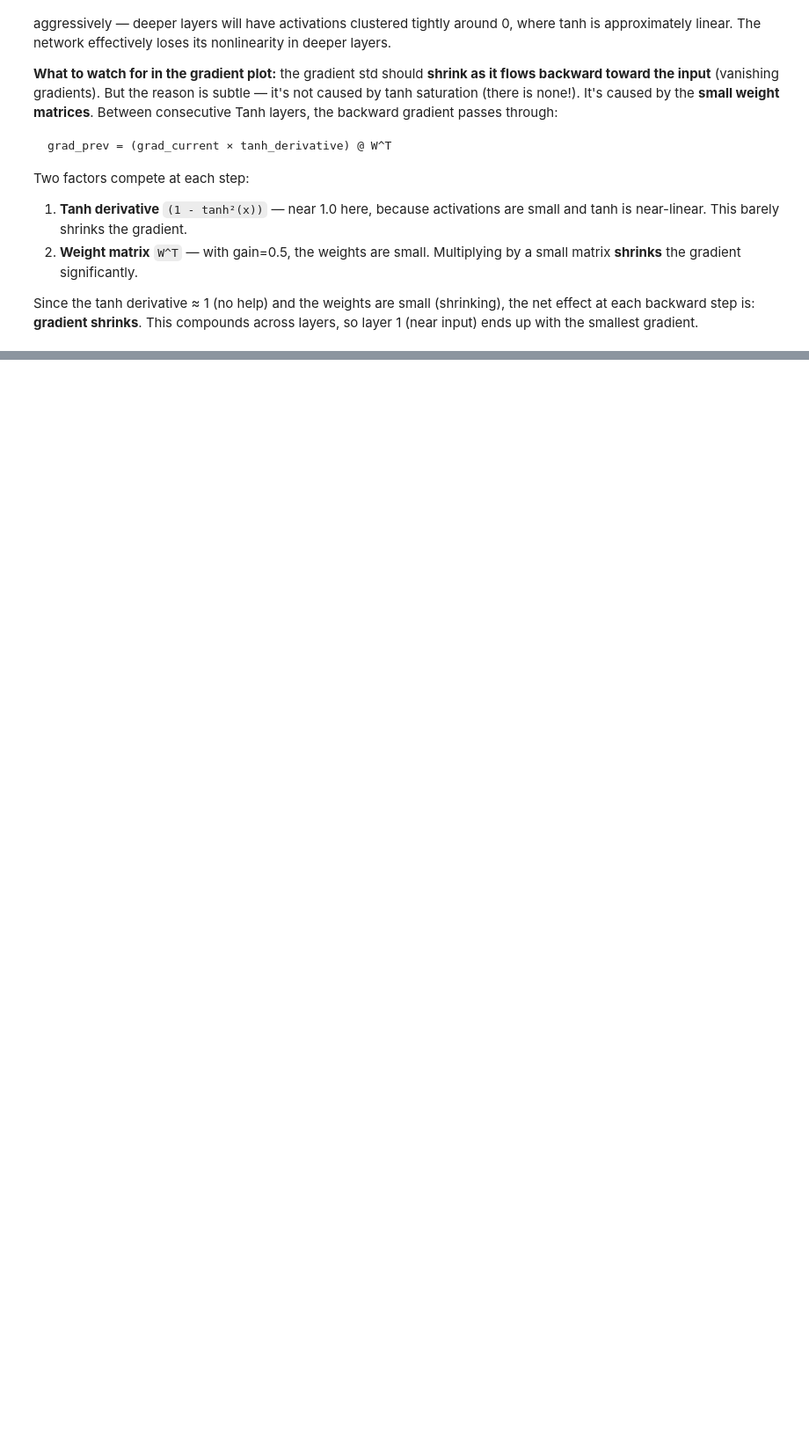
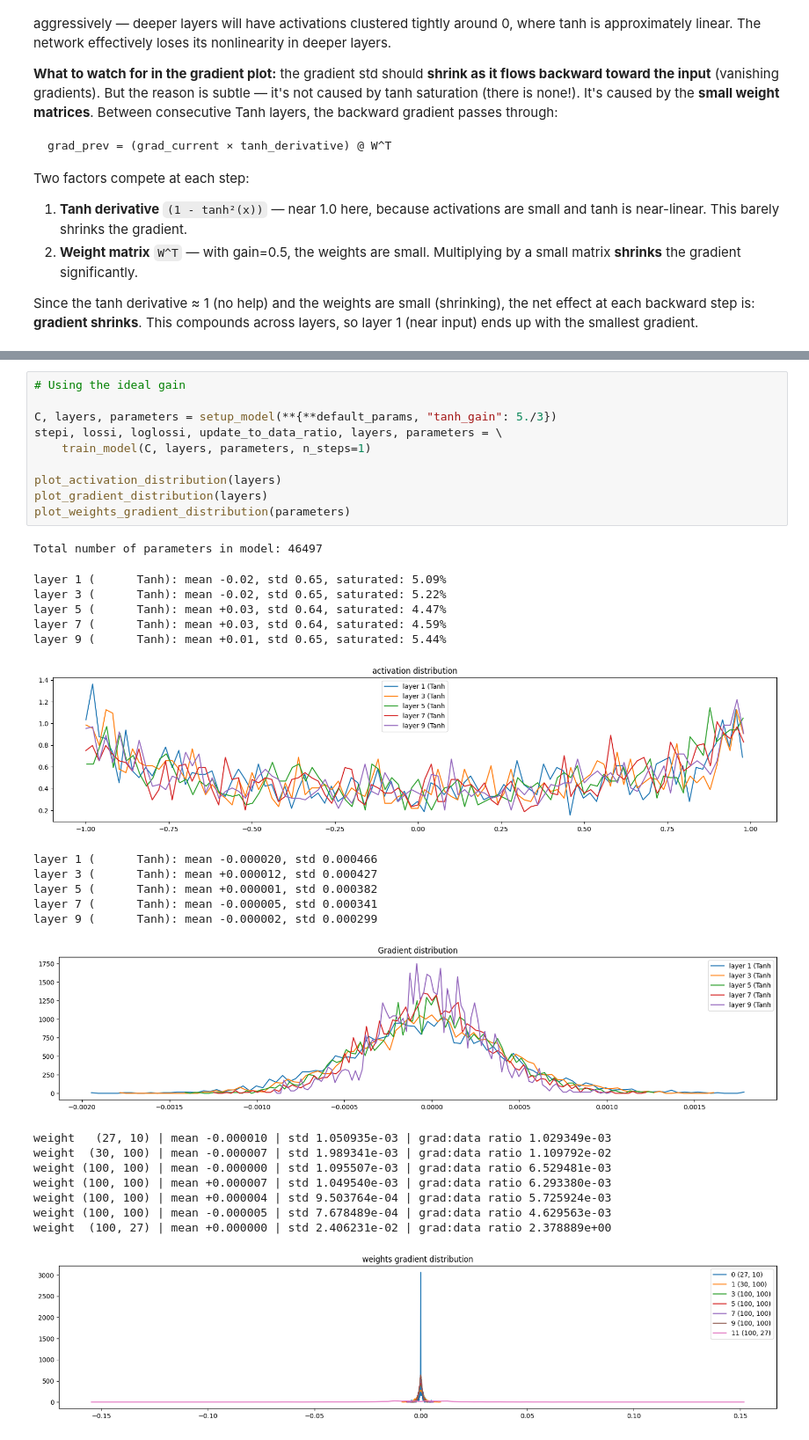
Before and after one commit to kshitijg92/karpathy-zero-to-hero-deep-work, a Jupyter notebook: lesson_4_makemore_batchnorm/makemore_training_diagnostics.ipynb, the cells around one changed output, grey strips where cells are left out. Shown at 88% size. Drawn from its saved outputs; the diff is of its cells as text; blank space fills up the shorter version.

```diff
--- a/lesson_4_makemore_batchnorm/makemore_training_diagnostics.ipynb
+++ b/lesson_4_makemore_batchnorm/makemore_training_diagnostics.ipynb
@@ -812,0 +835,32 @@ The key insight: **the gain controls which factor dominates**. Low gain → smal
+# %%
+# Using the ideal gain
+
+C, layers, parameters = setup_model(**{**default_params, "tanh_gain": 5./3})
+stepi, lossi, loglossi, update_to_data_ratio, layers, parameters = \
+    train_model(C, layers, parameters, n_steps=1)
+
+plot_activation_distribution(layers)
+plot_gradient_distribution(layers)
+plot_weights_gradient_distribution(parameters)
+# %% [output]
+Total number of parameters in model: 46497
+layer 1 (      Tanh): mean -0.02, std 0.65, saturated: 5.09%
+layer 3 (      Tanh): mean -0.02, std 0.65, saturated: 5.22%
+layer 5 (      Tanh): mean +0.03, std 0.64, saturated: 4.47%
+layer 7 (      Tanh): mean +0.03, std 0.64, saturated: 4.59%
+layer 9 (      Tanh): mean +0.01, std 0.65, saturated: 5.44%
+[figure, added]
+layer 1 (      Tanh): mean -0.000020, std 0.000466
+layer 3 (      Tanh): mean +0.000012, std 0.000427
+layer 5 (      Tanh): mean +0.000001, std 0.000382
+layer 7 (      Tanh): mean -0.000005, std 0.000341
+layer 9 (      Tanh): mean -0.000002, std 0.000299
+[figure, added]
+weight   (27, 10) | mean -0.000010 | std 1.050935e-03 | grad:data ratio 1.029349e-03
+weight  (30, 100) | mean -0.000007 | std 1.989341e-03 | grad:data ratio 1.109792e-02
+weight (100, 100) | mean -0.000000 | std 1.095507e-03 | grad:data ratio 6.529481e-03
+weight (100, 100) | mean +0.000007 | std 1.049540e-03 | grad:data ratio 6.293380e-03
+weight (100, 100) | mean +0.000004 | std 9.503764e-04 | grad:data ratio 5.725924e-03
+weight (100, 100) | mean -0.000005 | std 7.678489e-04 | grad:data ratio 4.629563e-03
+weight  (100, 27) | mean +0.000000 | std 2.406231e-02 | grad:data ratio 2.378889e+00
+[figure, added]
```
Also changed, not shown: parts of 29 cells of this notebook.
